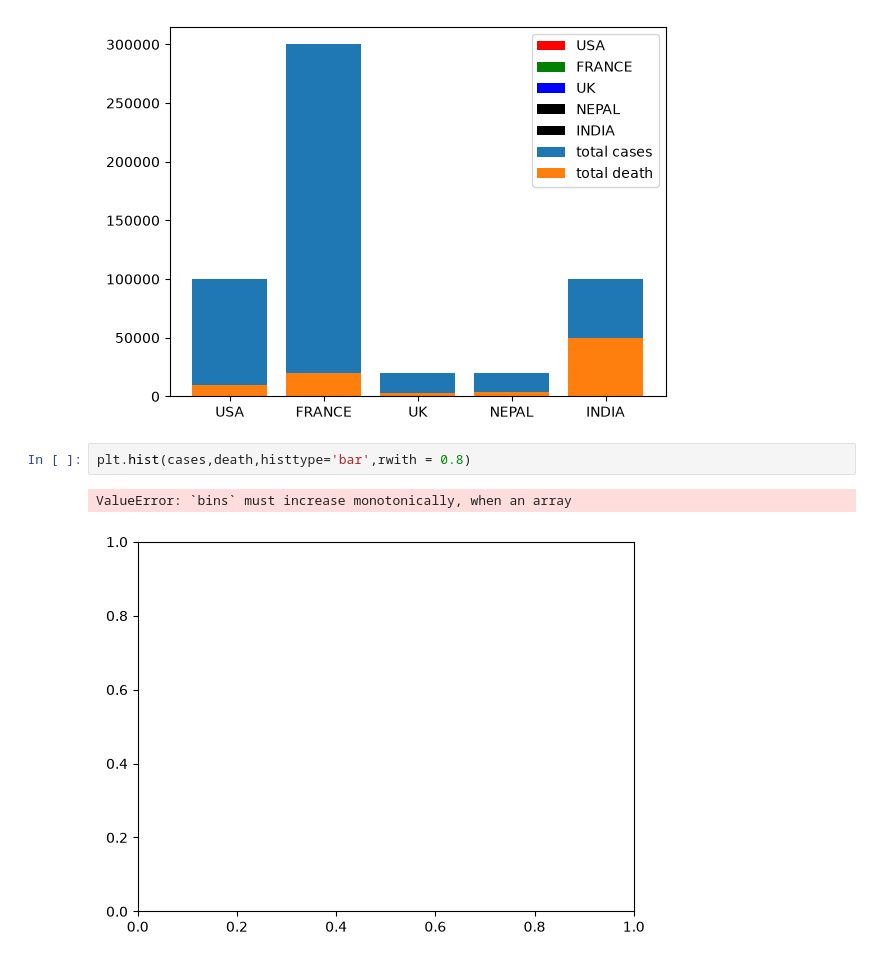
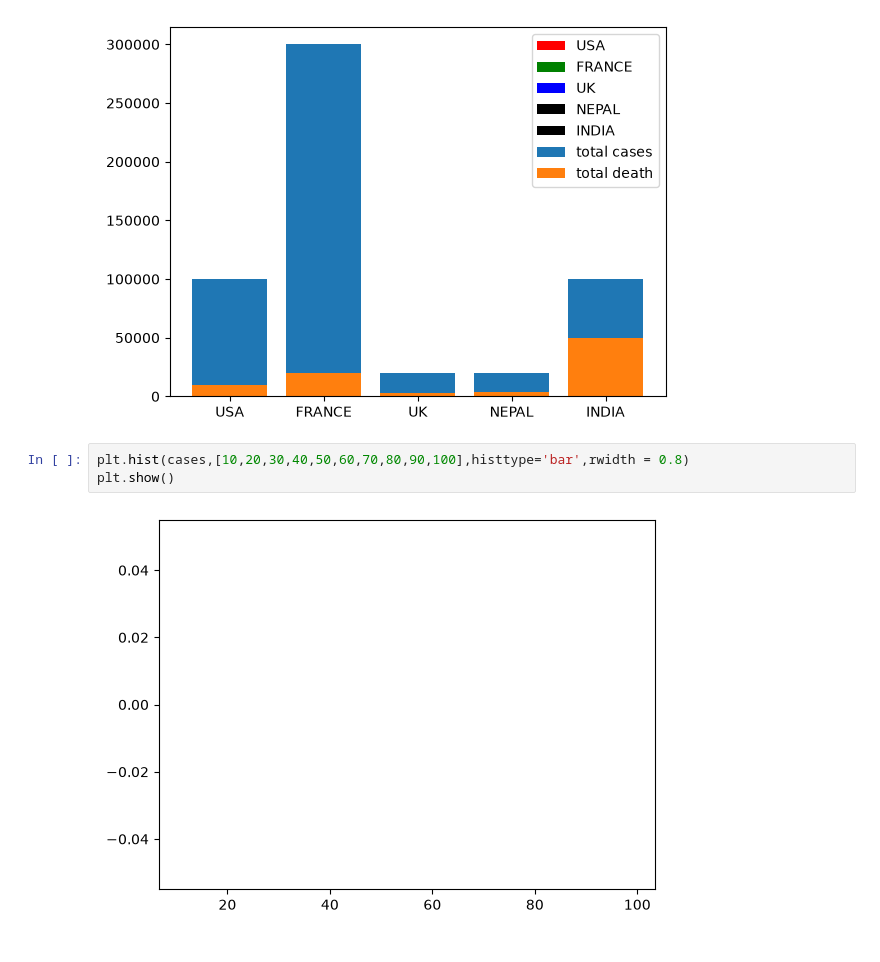
Before and after one commit to Ranjit-Dit/Ai-Ml, a Jupyter notebook: basic/matplotlib.ipynb, the cells around one changed output. Drawn from its saved outputs; the diff is of its cells as text.

```diff
--- a/basic/matplotlib.ipynb
+++ b/basic/matplotlib.ipynb
@@ -47,7 +47,7 @@ plt.show()
 # %% [output]
 [figure]
 # %%
-plt.hist(cases,death,histtype='bar',rwith = 0.8)
+plt.hist(cases,[10,20,30,40,50,60,70,80,90,100],histtype='bar',rwidth = 0.8)
+plt.show()
 # %% [output]
-ValueError: `bins` must increase monotonically, when an array
-[figure, old version]
+[figure, new version]
```
Also changed, not shown: parts of 3 cells of this notebook.
